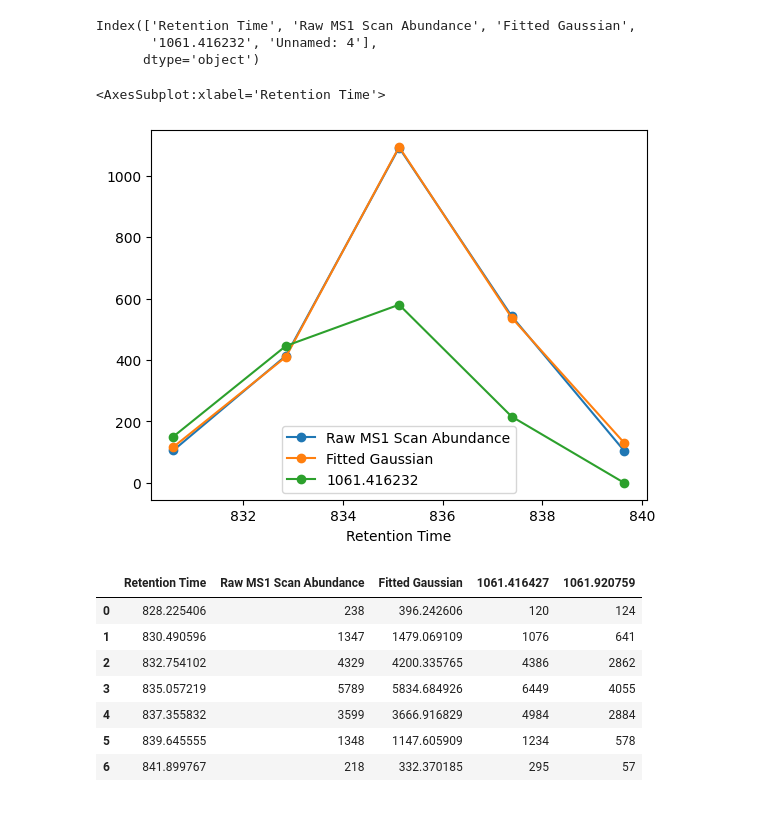
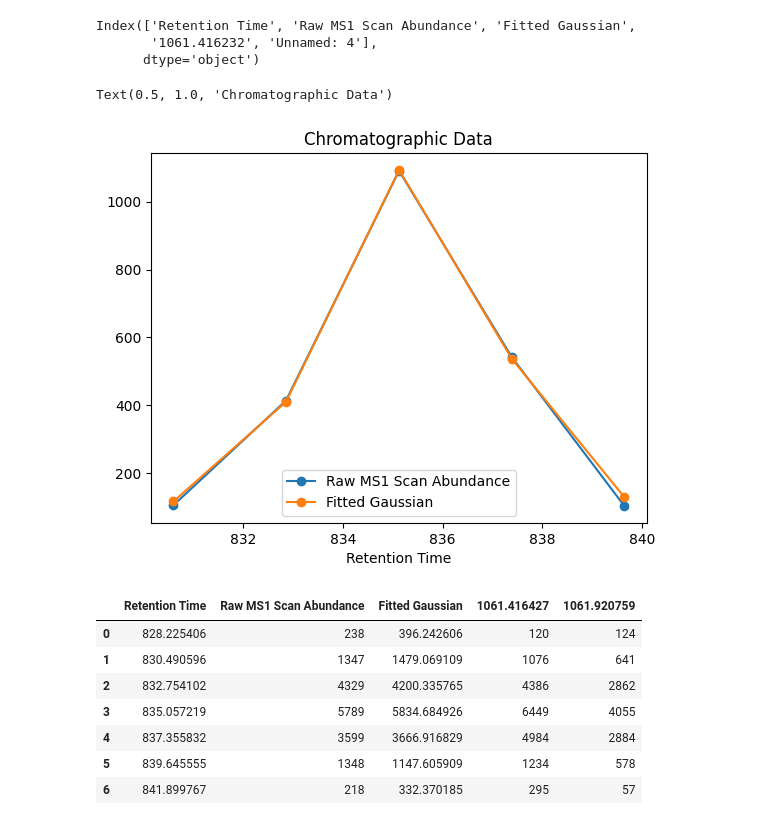
Before and after one commit to dmbf0488/chroma, a Jupyter notebook: Chromatographic.ipynb, the cells around one changed output. Cells and saved outputs as stored; diff of their text form; code cells hidden in the pictures.

```diff
--- a/Chromatographic.ipynb
+++ b/Chromatographic.ipynb
@@ -23,11 +23,11 @@ Index(['Retention Time', 'Raw MS1 Scan Abundance', 'Fitted Gaussian',
        '1061.416232', 'Unnamed: 4'],
       dtype='object')
 # %%
-data1.plot.line(x='Retention Time', y=['Raw MS1 Scan Abundance', 'Fitted Gaussian',
-       '1061.416232'], marker='o')
+data1.plot.line(x='Retention Time',y=['Raw MS1 Scan Abundance','Fitted Gaussian'],marker='o')
+plt.title('Chromatographic Data')
 # %% [output]
-<AxesSubplot:xlabel='Retention Time'>
+Text(0.5, 1.0, 'Chromatographic Data')
-[figure, old version]
+[figure, new version]
 # %%
 data2 = pd.read_csv(read_csv,skiprows=np.arange(0,11,1))
 data2
```
Also changed, not shown: parts of 1 cell of this notebook.
